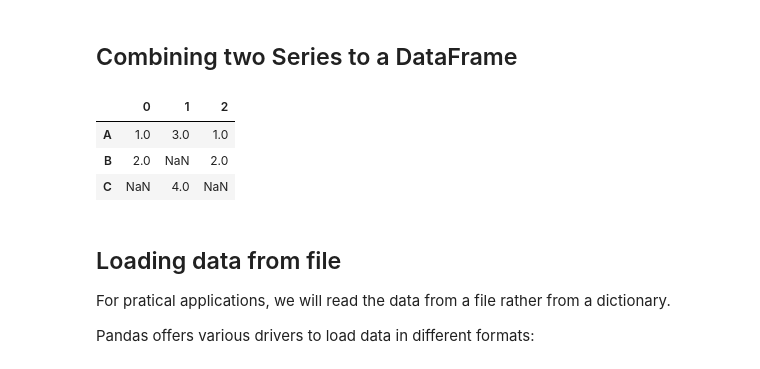
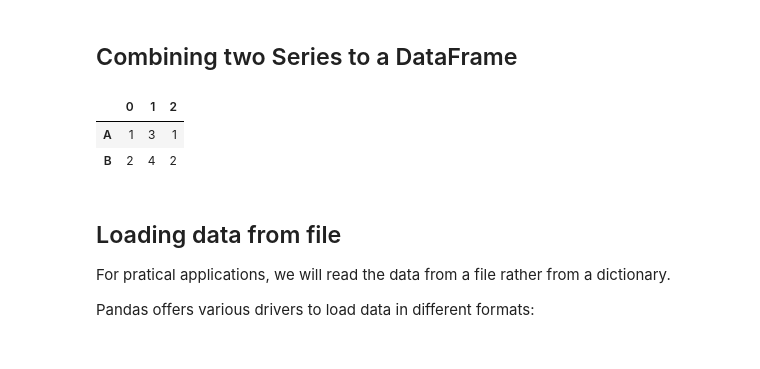
Before and after one commit to BI-DS/GRA4157, a Jupyter notebook: lectures/04-pandas/Pandas.ipynb, the cells around one changed output. Drawn from its saved outputs; the diff is of its cells as text; code cells hidden in the pictures.

```diff
--- a/lectures/04-pandas/Pandas.ipynb
+++ b/lectures/04-pandas/Pandas.ipynb
@@ -217,13 +218,12 @@ pandas.core.series.Series
 ## Combining two Series to a DataFrame
 # %%
 s1 = pd.Series([1, 2], index=['A', 'B'])
-s2 = pd.Series([3, 4], index=['A', 'C'])
+s2 = pd.Series([3, 4], index=['A', 'B'])
 pd.concat([s1, s2, s1], axis=1, sort=False)
 # %% [output]
 |  | 0 | 1 | 2 |
-| A | 1.0 | 3.0 | 1.0 |
-| B | 2.0 | NaN | 2.0 |
-| C | NaN | 4.0 | NaN |
+| A | 1 | 3 | 1 |
+| B | 2 | 4 | 2 |
 # %% [markdown]
 ## Loading data from file
 
```
Also changed, not shown: parts of 68 cells of this notebook, 10 other files.
